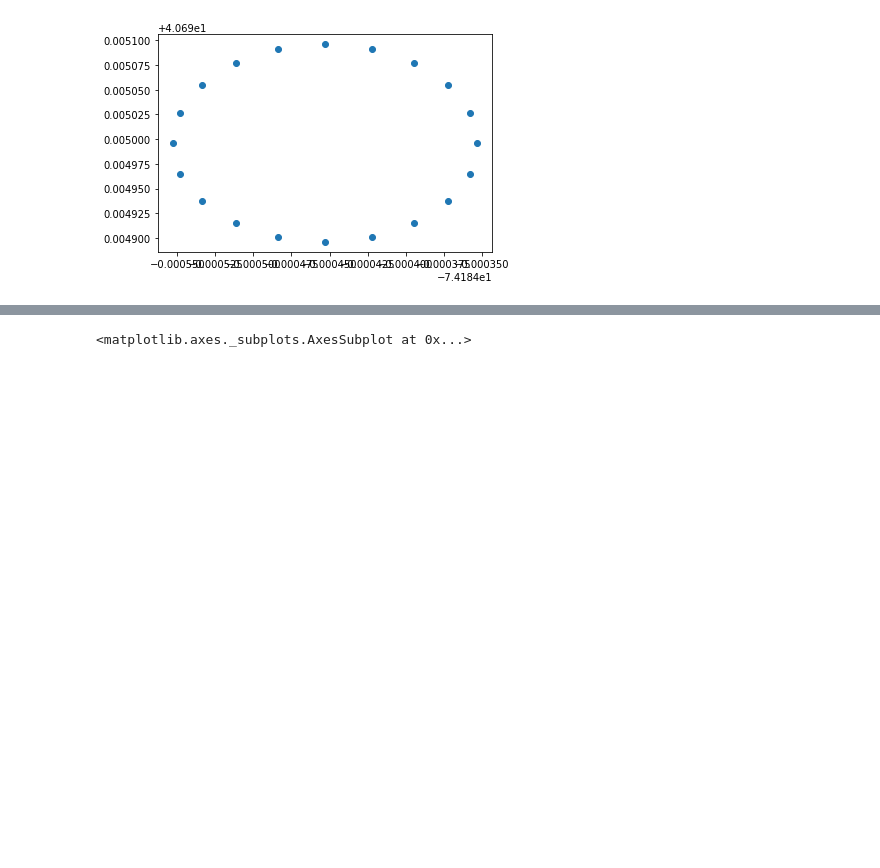
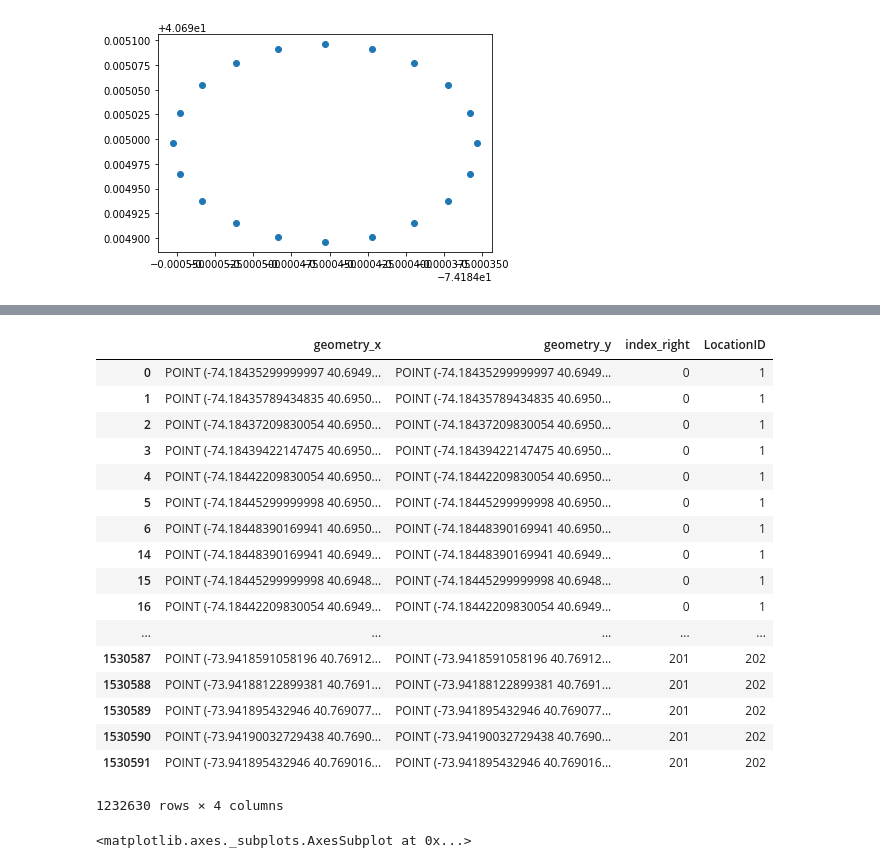
Before and after one commit to r-shekhar/NYC-transport, a Jupyter notebook: 10_parquet_add_taxi_zones/nn_classifier.ipynb, the cells around one changed output, grey strips where cells are left out. Saved outputs shown, nothing was run; the diff lists cells and outputs as text; code cells hidden in the pictures; blank space fills up the shorter version.

```diff
--- a/10_parquet_add_taxi_zones/nn_classifier.ipynb
+++ b/10_parquet_add_taxi_zones/nn_classifier.ipynb
@@ -79,0 +67,5 @@ s['geom_type'] = s.geometry.type
+# %%
+pointed_df = geopandas.GeoDataFrame(crs={'init': 'epsg:4326'}, geometry=pointed)
+# %%
+%%time
+joined = geopandas.sjoin(pointed_df, s[['LocationID', 'geometry']], op='intersects')
@@ -79,0 +93,4 @@ s['geom_type'] = s.geometry.type
+# %%
+pointed_df['LocationID'] = -1
+# %%
+pointed_df.ix[joined.index, 'LocationID'] = joined.LocationID
@@ -80,3 +118,24 @@ s['geom_type'] = s.geometry.type
+# %%
+pd.merge(pointed_df, joined, left_index=True, right_index=True)
+# %% [output]
+|  | geometry_x | geometry_y | index_right | LocationID |
+| 0 | POINT (-74.18435299999997 40.6949... | POINT (-74.18435299999997 40.6949... | 0 | 1 |
+| 1 | POINT (-74.18435789434835 40.6950... | POINT (-74.18435789434835 40.6950... | 0 | 1 |
+| 2 | POINT (-74.18437209830054 40.6950... | POINT (-74.18437209830054 40.6950... | 0 | 1 |
+| 3 | POINT (-74.18439422147475 40.6950... | POINT (-74.18439422147475 40.6950... | 0 | 1 |
+| 4 | POINT (-74.18442209830054 40.6950... | POINT (-74.18442209830054 40.6950... | 0 | 1 |
+| 5 | POINT (-74.18445299999998 40.6950... | POINT (-74.18445299999998 40.6950... | 0 | 1 |
+| 6 | POINT (-74.18448390169941 40.6950... | POINT (-74.18448390169941 40.6950... | 0 | 1 |
+| 14 | POINT (-74.18448390169941 40.6949... | POINT (-74.18448390169941 40.6949... | 0 | 1 |
+| 15 | POINT (-74.18445299999998 40.6948... | POINT (-74.18445299999998 40.6948... | 0 | 1 |
+| 16 | POINT (-74.18442209830054 40.6949... | POINT (-74.18442209830054 40.6949... | 0 | 1 |
+| ... | ... | ... | ... | ... |
+| 1530587 | POINT (-73.9418591058196 40.76912... | POINT (-73.9418591058196 40.76912... | 201 | 202 |
+| 1530588 | POINT (-73.94188122899381 40.7691... | POINT (-73.94188122899381 40.7691... | 201 | 202 |
+| 1530589 | POINT (-73.941895432946 40.769077... | POINT (-73.941895432946 40.769077... | 201 | 202 |
+| 1530590 | POINT (-73.94190032729438 40.7690... | POINT (-73.94190032729438 40.7690... | 201 | 202 |
+| 1530591 | POINT (-73.941895432946 40.769016... | POINT (-73.941895432946 40.769016... | 201 | 202 |
+1232630 rows × 4 columns
 # %%
 s.geometry.plot()
 # %% [output]
```
Also changed, not shown: parts of 9 cells of this notebook.
